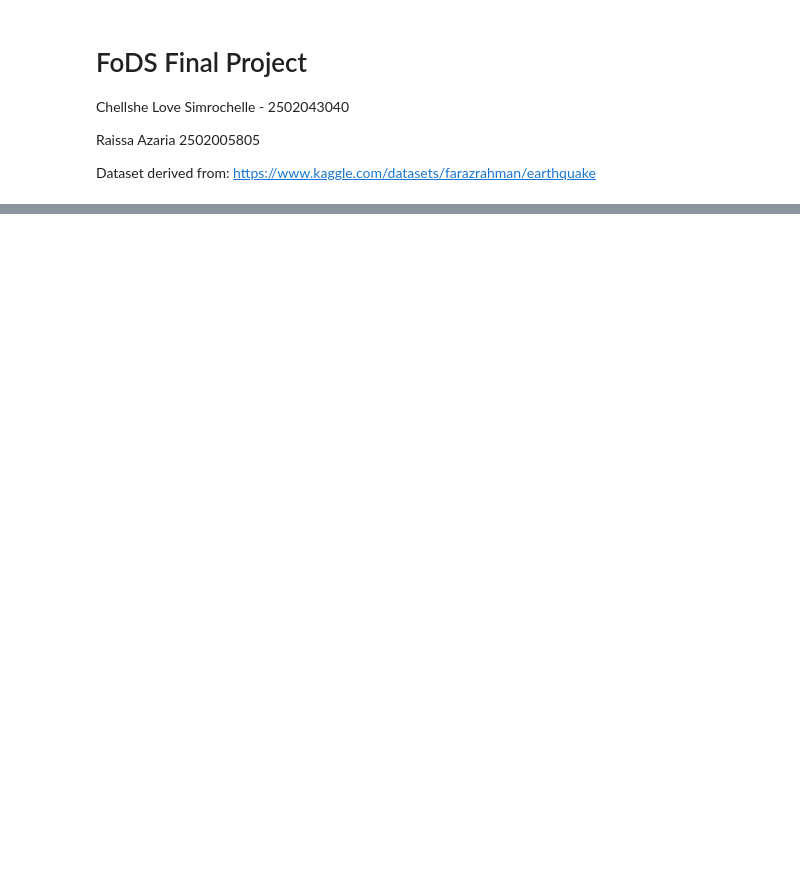
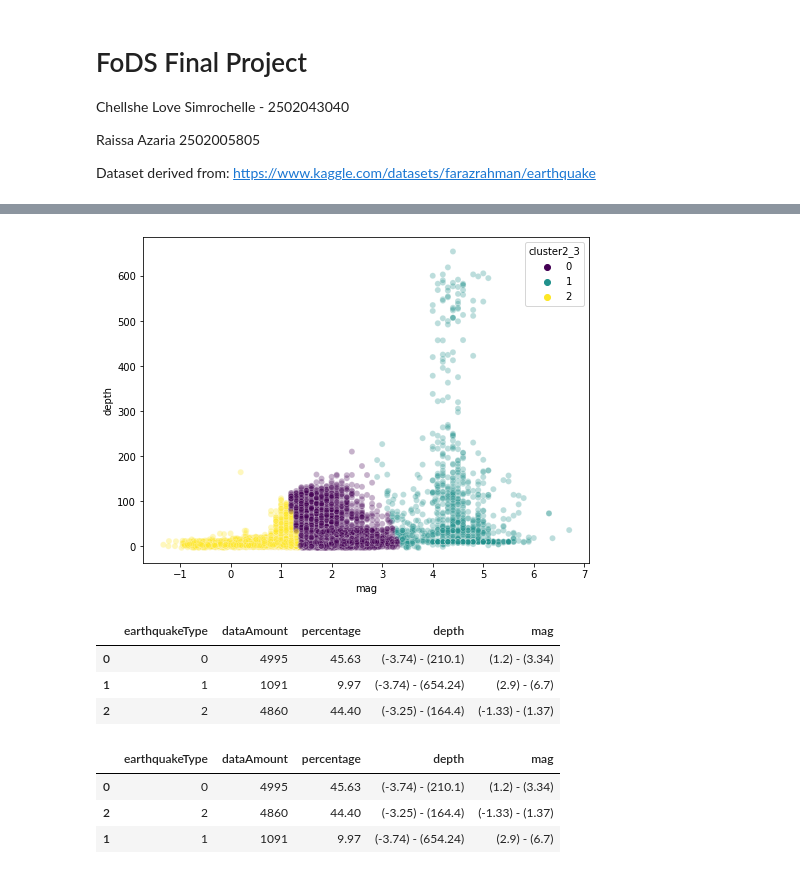
Before and after one commit to raissaazaria/FoDS_FP, a Jupyter notebook: FoDS_FP.ipynb, the cells around one changed output, grey strips where cells are left out. Saved outputs shown, nothing was run; the diff lists cells and outputs as text; code cells hidden in the pictures; blank space fills up the shorter version.

```diff
--- a/FoDS_FP.ipynb
+++ b/FoDS_FP.ipynb
@@ -168,0 +192,5 @@ def background_map():
+# %%
+# replacing the letters T and Z to a space
+df = df.replace('Z', '', regex=True)
+df = df.replace('T', ' ', regex=True)
+print(df)
@@ -168,0 +377,44 @@ def background_map():
+# %%
+# ploting result
+plt.figure(figsize = (8,6))
+sns.scatterplot(data = df, y = 'depth', x = 'mag', hue = 'cluster2_3', alpha = 0.3, palette = 'viridis')
+plt.show()
+# %% [output]
+[figure, added]
+# %%
+# cluster summary
+tempList1 = ['depth','mag']
+tempList2 = ['earthquakeType','dataAmount','percentage'] + tempList1
+eT = 1
+tempList3 = []
+dflen = len(df)
+for i in df['cluster2_3'].unique().tolist():
+    tempList4 = []
+    tempList4.append(i)
+    typelen = len(df.loc[df['cluster2_3']==i])
+    tempList4.append(typelen)
+    typepercent = round((typelen/dflen)*100,2)
+    tempList4.append(typepercent)
+    for j in tempList1:
+        q25 = str(round(df[j].loc[df['cluster2_3']==i].min(),2))
+        q75 = str(round(df[j].loc[df['cluster2_3']==i].max(),2))
+        if (q25==q75):
+            tempList4.append(q25)
+        else:
+            tempList4.append("("+q25+") - ("+q75+")")
+    tempList3.append(tempList4)
+tempdf = pd.DataFrame(tempList3,columns = tempList2)
+tempdf
+# %% [output]
+|  | earthquakeType | dataAmount | percentage | depth | mag |
+| 0 | 0 | 4995 | 45.63 | (-3.74) - (210.1) | (1.2) - (3.34) |
+| 1 | 1 | 1091 | 9.97 | (-3.74) - (654.24) | (2.9) - (6.7) |
+| 2 | 2 | 4860 | 44.40 | (-3.25) - (164.4) | (-1.33) - (1.37) |
+# %%
+# result based on percentage
+tempdf.sort_values(by='percentage',ascending = False)
+# %% [output]
+|  | earthquakeType | dataAmount | percentage | depth | mag |
+| 0 | 0 | 4995 | 45.63 | (-3.74) - (210.1) | (1.2) - (3.34) |
+| 2 | 2 | 4860 | 44.40 | (-3.25) - (164.4) | (-1.33) - (1.37) |
+| 1 | 1 | 1091 | 9.97 | (-3.74) - (654.24) | (2.9) - (6.7) |
```
Also changed, not shown: parts of 65 cells of this notebook.
